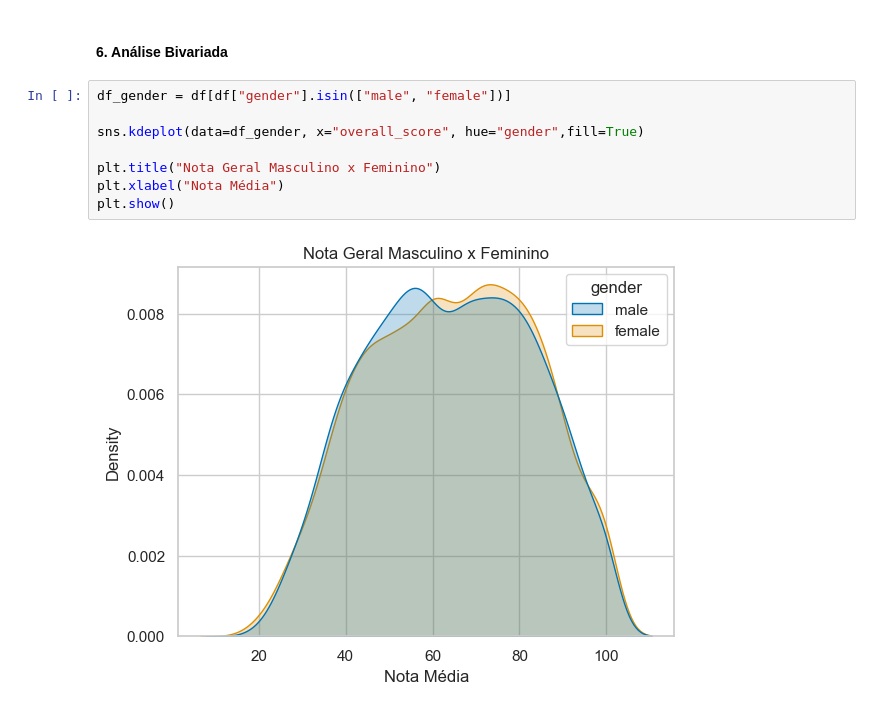
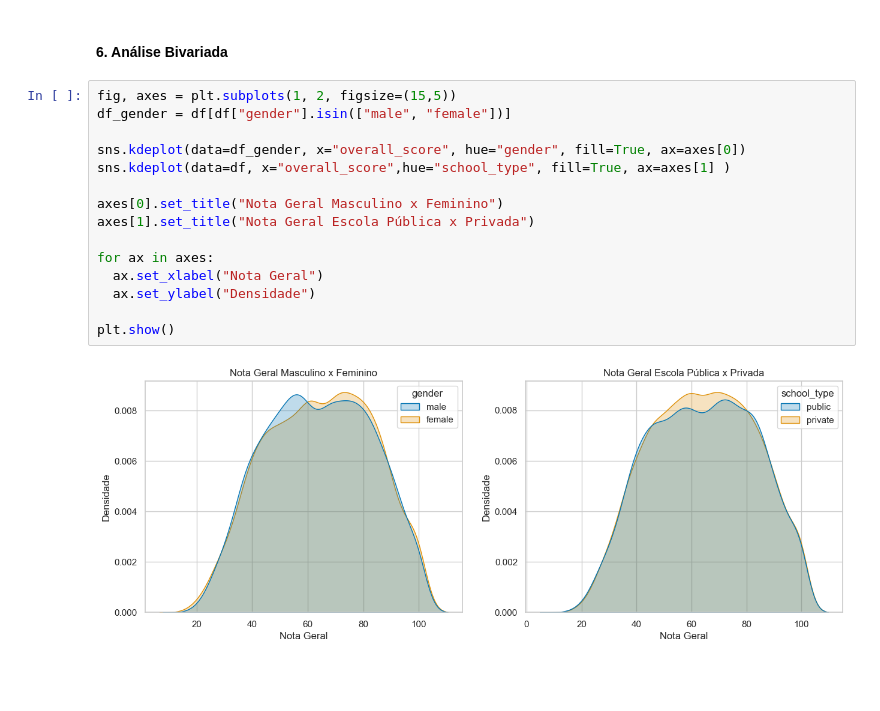
Before and after one commit to Cristhian-Selbach/analise-exploratoria-performance-estudantes, a Jupyter notebook: main.ipynb, the cells around one changed output. Cells and saved outputs as stored; diff of their text form; blank space fills up the shorter version.

```diff
--- a/main.ipynb
+++ b/main.ipynb
@@ -200,12 +200,19 @@ plt.show()
 # %% [markdown]
 #### **6. Análise Bivariada**
 # %%
+fig, axes = plt.subplots(1, 2, figsize=(15,5))
 df_gender = df[df["gender"].isin(["male", "female"])]
 
-sns.kdeplot(data=df_gender, x="overall_score", hue="gender",fill=True)
+sns.kdeplot(data=df_gender, x="overall_score", hue="gender", fill=True, ax=axes[0])
+sns.kdeplot(data=df, x="overall_score",hue="school_type", fill=True, ax=axes[1] )
 
-plt.title("Nota Geral Masculino x Feminino")
-plt.xlabel("Nota Média")
+axes[0].set_title("Nota Geral Masculino x Feminino")
+axes[1].set_title("Nota Geral Escola Pública x Privada")
+
+for ax in axes:
+  ax.set_xlabel("Nota Geral")
+  ax.set_ylabel("Densidade")
+
 plt.show()
 # %% [output]
-[figure, old version]
+[figure, new version]
```
Also changed, not shown: parts of 2 cells of this notebook.
